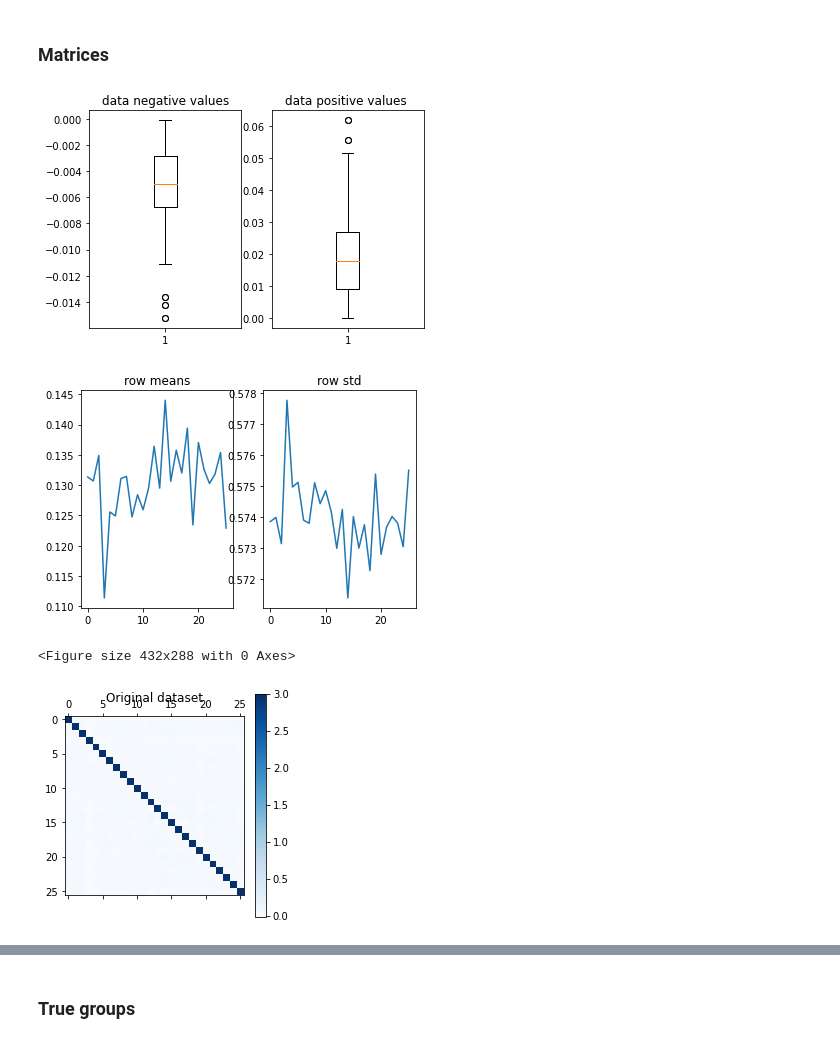
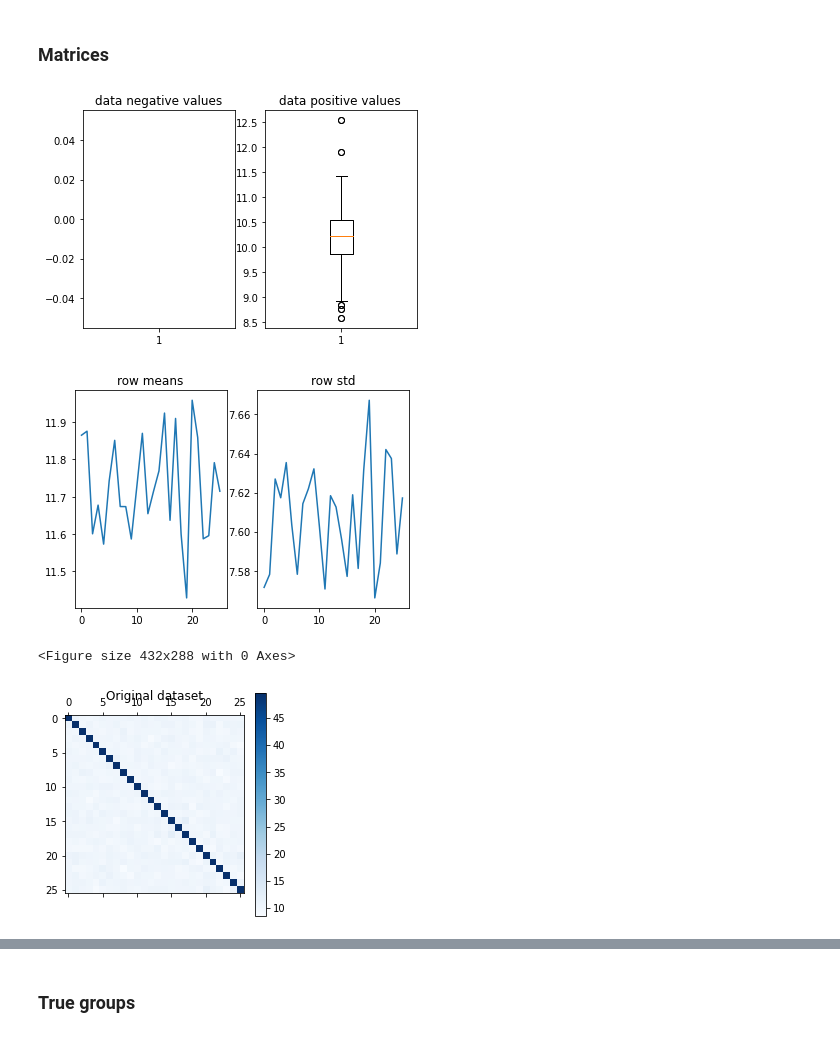
Before and after one commit to alexandremerasli/TFE, a Jupyter notebook: cluster_data.ipynb, the cells around one changed output, grey strips where cells are left out. Cells and saved outputs as stored; diff of their text form; code cells hidden in the pictures.

```diff
--- a/cluster_data.ipynb
+++ b/cluster_data.ipynb
@@ -77,8 +77,17 @@ for i in range(len(ISC_IBI)):
     ISC_IBI[i,i] = np.mean(tmp_IBI)*eegNorm
     ISC_EDA[i,i] = np.mean(tmp_EDA)*eegNorm
 
+
+
+ISC_EEG = ISC_EEG+10
+ISC_EDA = ISC_EDA+10
+ISC_IBI = ISC_IBI+10
+
+
+
+
 # Choose matrix to study
-case = 'EEG'
+case = 'IBI'
 removeOutlier = False # Remove outliers if there are some
 
 if (case == 'EEG'):
@@ -96,34 +105,39 @@ elif (case == 'IBI'):
         print("Haven't found any outliers for the moment")
         # ISC_IBI = removeOutlierArray(ISC_IBI,)
     study_matrix = ISC_IBI
 
 N = len(study_matrix)
 nbParticipants = len(ISC_EEG) - 10
+nbParticipants = len(ISC_EEG)
 
 # Boxplot
 orderOfMagnitude(np.copy(study_matrix))
 
 # Normalize rows and columns ?
 
 # Remove negative values from EDA and IBI
 #study_matrix = np.where(study_matrix>0,study_matrix,0)
 
 plt.figure()
 plt.subplot(121)
 plt.plot(np.mean(study_matrix,axis=0))
 plt.title('row means')
 plt.subplot(122)
 plt.plot(np.std(study_matrix,axis=0))
 plt.title('row std')
 
 # Show matrix data
 plt.figure()
 plt.matshow(study_matrix, cmap=plt.cm.Blues)
 plt.title("Original dataset")
 plt.colorbar()
 plt.show()
+
+with open(os.path.join('new_'+ case + '.csv'), 'w') as File:
+    writer = csv.writer(File,delimiter =';')
+    writer.writerows(study_matrix)
 # %% [output]
-[figure, old version]
+[figure, new version]
-[figure, old version]
+[figure, new version]
 <Figure size 432x288 with 0 Axes>
-[figure, old version]
+[figure, new version]
```
Also changed, not shown: parts of 76 cells of this notebook.
